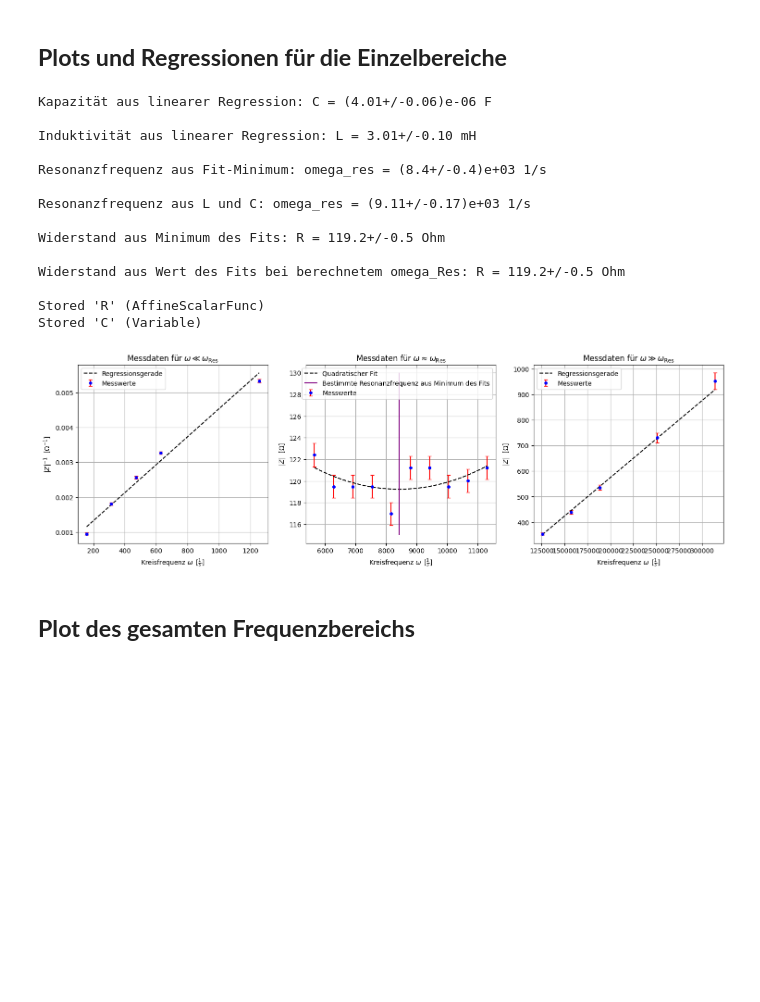
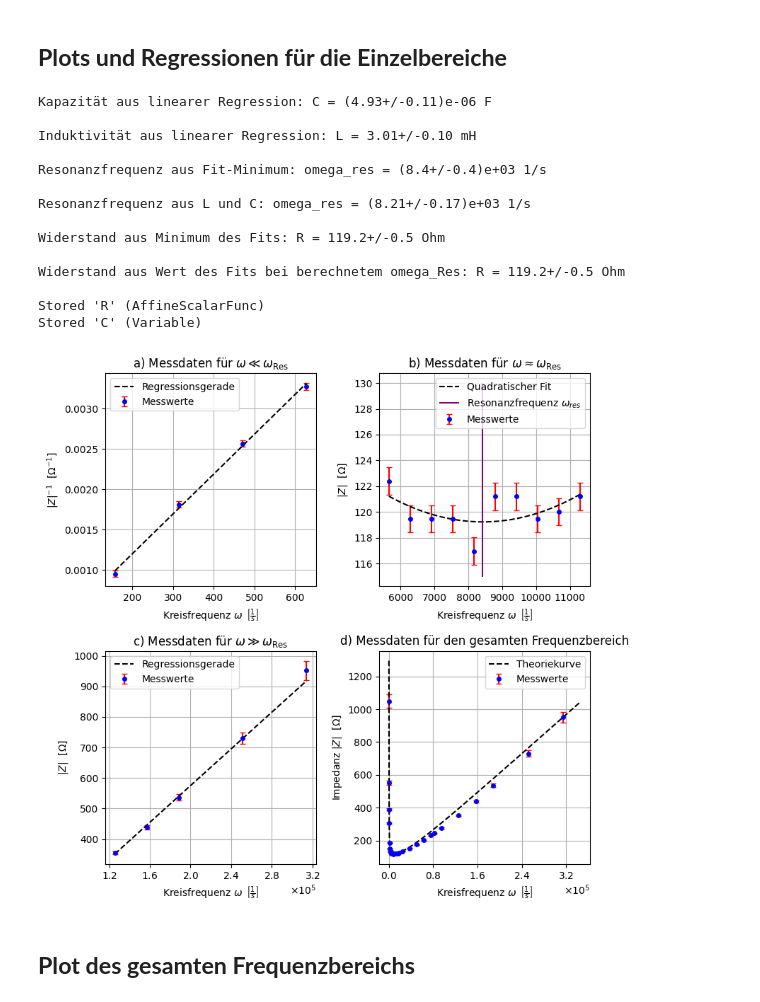
Before and after one commit to Beimi974/Grundpraktikum-Physik, a Jupyter notebook: Ic Versuche/V28 Schwingkreise/Schwingkreise 3.2.ipynb, the cells around one changed output. Drawn from its saved outputs; the diff is of its cells as text; code cells hidden in the pictures; blank space fills up the shorter version.

```diff
--- a/Ic Versuche/V28 Schwingkreise/Schwingkreise 3.2.ipynb
+++ b/Ic Versuche/V28 Schwingkreise/Schwingkreise 3.2.ipynb
@@ -39,17 +39,30 @@ deltaPhi = unp.uarray(deltaPhi_data, deltaPhi_fehler)
 # %%
 import scipy
 import matplotlib.pyplot as plt
+import matplotlib.ticker as ticker
 
+"""
+import matplotlib
+matplotlib.use("pgf")
+matplotlib.rcParams.update({
+    "pgf.texsystem": "pdflatex",
+    'font.family': 'arial',
+    'text.usetex': True,
+    'pgf.rcfonts': False,
+})
+"""
 #Bereiche
-index_smallerRes = slice(0,5) #TODO: Eintragen
-index_Res = slice(11, 21) #TODO: Eintragen
-index_higherRes = slice(32, len(f_data)+3) #TODO: Eintragen
+index_smallerRes = slice(0,4)
+index_Res = slice(11, 21)
+index_higherRes = slice(32, len(f_data)+3)
 
 #Berechnung der Impedanzen
 
 Z = R_V * (U_RLC / U_RV) #Betrag der Impedanz in Ohm
 
-fig, (ax1, ax2, ax3) = plt.subplots(1,3, figsize = (18,5))
+fig, axs = plt.subplots(2,2, figsize = (8,8))
+
+ax1,ax2, ax3, ax4 = axs.flatten()
 
 """-----------------------------------------------------------------------------------------------------------------------------------------------------------"""
 # Auswertung für omega << omega_res
@@ -70,12 +83,11 @@ ax1.errorbar(unp.nominal_values(omega)[index_smallerRes], unp.nominal_values(Z_i
 
 ax1.plot(unp.nominal_values(omega)[index_smallerRes], f(unp.nominal_values(omega)[index_smallerRes], coefficients1[0],coefficients1[1] ), label = "Regressionsgerade", color = "black", linestyle = "--")
 
-ax1.set_xlabel("Kreisfrequenz $\\omega \\,$ $[\\frac{1}{s}]$")
+ax1.set_xlabel("Kreisfrequenz $\\omega \\,$ $\\left[\\frac{1}{s}\\right]$")
 ax1.set_ylabel("$|Z|^{-1}$  $[\\Omega ^{-1}]$")
 ax1.grid(True)
-ax1.set_title("Messdaten für $\\omega \\ll \\omega _{\\mathrm{Res}}$")
+ax1.set_title("a) Messdaten für $\\omega \\ll \\omega _{\\mathrm{Res}}$")
 ax1.legend()
-
 
 """-----------------------------------------------------------------------------------------------------------------------------------------------------------"""
 # Auswertung für omega >> omega_res
@@ -91,12 +103,16 @@ ax3.errorbar(unp.nominal_values(omega)[index_higherRes], unp.nominal_values(Z)[i
 
 ax3.plot(unp.nominal_values(omega)[index_higherRes], f(unp.nominal_values(omega)[index_higherRes], coefficients2[0],coefficients2[1] ), label = "Regressionsgerade", color = "black", linestyle = "--")
 
-ax3.set_xlabel("Kreisfrequenz $\\omega \\,$ $[\\frac{1}{s}]$")
+ax3.xaxis.set_major_formatter(ticker.ScalarFormatter(useMathText=True))
+ax3.ticklabel_format(style="sci", axis="x", scilimits=(0, 0))
+
+ax3.xaxis.set_major_locator(ticker.MaxNLocator(nbins=6))
+
+ax3.set_xlabel("Kreisfrequenz $\\omega \\,$ $\\left[\\frac{1}{s}\\right]$")
 ax3.set_ylabel("$|Z|$  $[\\Omega ]$")
 ax3.grid(True)
-ax3.set_title("Messdaten für $\\omega \\gg \\omega _{\\mathrm{Res}}$")
+ax3.set_title("c) Messdaten für $\\omega \\gg \\omega _{\\mathrm{Res}}$")
 ax3.legend()
-
 
 """-----------------------------------------------------------------------------------------------------------------------------------------------------------"""
 # Auswertung für omega ~ omega_res
@@ -114,47 +130,71 @@ xwerte = np.linspace(np.min(unp.nominal_values(omega)[index_Res]), np.max(unp.no
 ax2.plot(xwerte, quad(xwerte, coefficients3[0],coefficients3[1], coefficients3[2]), label = "Quadratischer Fit", color = "black", linestyle = "--")
 
 
+
+
 omega_res_calc = -b/(2*a)
 print(f"Resonanzfrequenz aus Fit-Minimum: omega_res = {omega_res_calc} 1/s \n")
 
 omega_res_theo = 1/ unp.sqrt(L*C)
 print(f"Resonanzfrequenz aus L und C: omega_res = {omega_res_theo} 1/s \n")
 
 
-ax2.vlines(omega_res_calc.nominal_value, ymin = 115, ymax = 130, color = "purple", label = "Bestimmte Resonanzfrequenz aus Minimum des Fits")
-
-
+ax2.vlines(omega_res_calc.nominal_value, ymin = 115, ymax = 130, color = "purple", label = "Resonanzfrequenz $\\omega _{res}$")
 
 R = c - b**2/(4*a)
 print(f"Widerstand aus Minimum des Fits: R = {R} Ohm \n")
 
 R_calc = quad(omega_res_calc, a, b, c)
 print(f"Widerstand aus Wert des Fits bei berechnetem omega_Res: R = {R_calc} Ohm \n")
 
-ax2.set_xlabel("Kreisfrequenz $\\omega \\,$ $[\\frac{1}{s}]$")
+ax2.set_xlabel("Kreisfrequenz $\\omega \\,$ $\\left[\\frac{1}{s}\\right]$")
 ax2.set_ylabel("$|Z|$  $[\\Omega ]$")
 ax2.grid(True)
-ax2.set_title("Messdaten für $\\omega \\approx \\omega _{\\mathrm{Res}}$")
+ax2.set_title("b) Messdaten für $\\omega \\approx \\omega _{\\mathrm{Res}}$")
 ax2.legend()
+
+
+"""-----------------------------------------------------------------------------------------------------------------------------------------------------------"""
+def func(R, omega, L, C):
+    return unp.sqrt(R**2 + (omega*L - 1/(omega * C))**2)
+
+ax4.errorbar(unp.nominal_values(omega), unp.nominal_values(Z) , yerr= unp.std_devs(Z) , fmt="o", label="Messwerte", color="blue", markersize=4, capsize=3, ecolor="r")
+
+xwerte = np.linspace(np.min(unp.nominal_values(omega)), np.max(unp.nominal_values(omega))*1.1, 1000)
+ax4.plot(xwerte, unp.nominal_values(func(R, xwerte, L, C)), label = "Theoriekurve", color = "black", linestyle = "--")
+
+
+ax4.set_xlabel("Kreisfrequenz $\\omega \\,$ $\\left[\\frac{1}{s}\\right]$")
+ax4.set_ylabel("Impedanz $|Z|$  $[\\Omega ]$")
+ax4.grid(True)
+ax4.set_title("d) Messdaten für den gesamten Frequenzbereich")
+ax4.legend()
+
+ax4.xaxis.set_major_formatter(ticker.ScalarFormatter(useMathText=True))
+ax4.ticklabel_format(style="sci", axis="x", scilimits=(0, 0))
+
+ax4.xaxis.set_major_locator(ticker.MaxNLocator(nbins=6))
+plt.tight_layout()
+plt.savefig("Impedanz.pgf")
 
 %store R
 %store C
 # %% [output]
-Kapazität aus linearer Regression: C = (4.01+/-0.06)e-06 F
+Kapazität aus linearer Regression: C = (4.93+/-0.11)e-06 F
 
 Induktivität aus linearer Regression: L = 3.01+/-0.10 mH
 
 Resonanzfrequenz aus Fit-Minimum: omega_res = (8.4+/-0.4)e+03 1/s
 
-Resonanzfrequenz aus L und C: omega_res = (9.11+/-0.17)e+03 1/s
+Resonanzfrequenz aus L und C: omega_res = (8.21+/-0.17)e+03 1/s
 
 Widerstand aus Minimum des Fits: R = 119.2+/-0.5 Ohm
 
 Widerstand aus Wert des Fits bei berechnetem omega_Res: R = 119.2+/-0.5 Ohm
 
 Stored 'R' (AffineScalarFunc)
 Stored 'C' (Variable)
-[figure, old version]
+[figure, new version]
 # %% [markdown]
 ## **Plot des gesamten Frequenzbereichs**
 # %%
```
Also changed, not shown: parts of 2 cells of this notebook, 8 other files.
